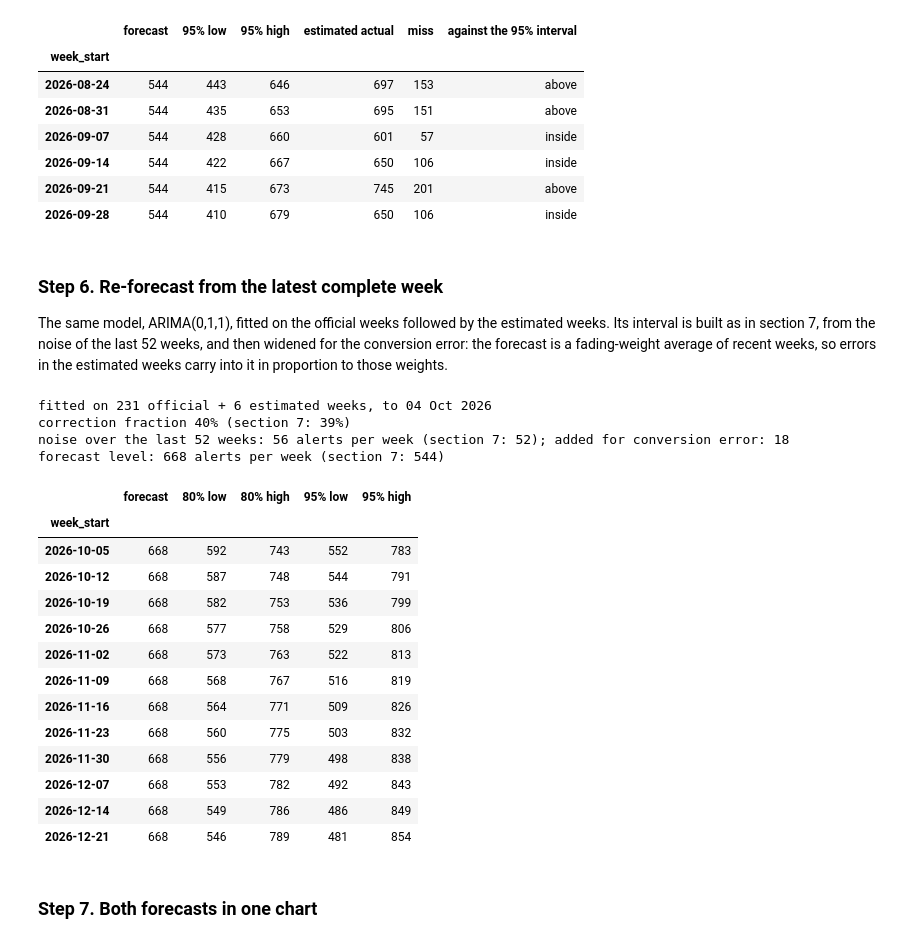
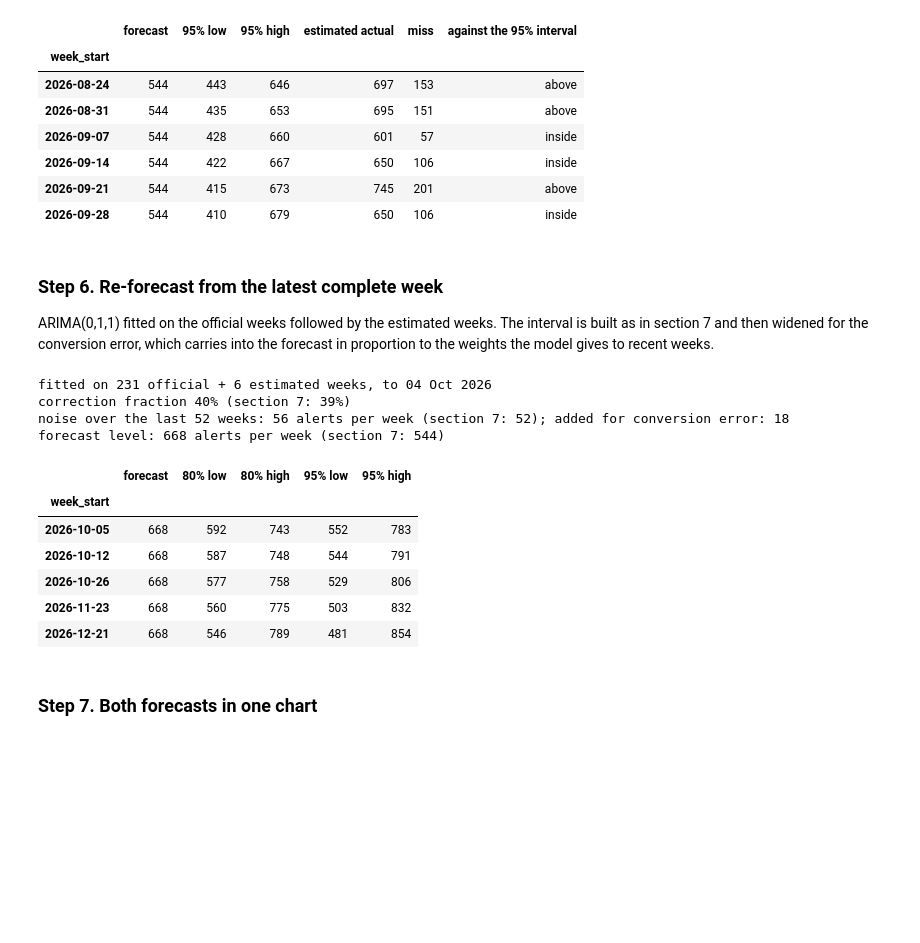
Before and after one commit to kpolonska/time-series-analysis-of-air-alerts, a Jupyter notebook: analysis.ipynb, the cells around one changed output. Drawn from its saved outputs; the diff is of its cells as text; code cells hidden in the pictures; blank space fills up the shorter version.

```diff
--- a/analysis.ipynb
+++ b/analysis.ipynb
@@ -1219,7 +1144,7 @@ average miss: +129 alerts per week (+24%)
 # %% [markdown]
 ### Step 6. Re-forecast from the latest complete week
 
-The same model, ARIMA(0,1,1), fitted on the official weeks followed by the estimated weeks. Its interval is built as in section 7, from the noise of the last 52 weeks, and then widened for the conversion error: the forecast is a fading-weight average of recent weeks, so errors in the estimated weeks carry into it in proportion to those weights.
+ARIMA(0,1,1) fitted on the official weeks followed by the estimated weeks. The interval is built as in section 7 and then widened for the conversion error, which carries into the forecast in proportion to the weights the model gives to recent weeks.
 # %%
 extended = pd.concat([weekly, estimated["estimate, official scale"]]).asfreq("W-MON")
 assert extended.notna().all()
@@ -1230,43 +1155,36 @@ updated_ratio = recent_noise_ratio(updated_fit)
 
 # share of the conversion error that reaches the forecast through the fading weights
 level_error = conversion_error * np.sqrt(updated_correction / (2 - updated_correction))
 
 updated_prediction = updated_fit.get_forecast(HORIZON)
 updated_error = np.sqrt((updated_prediction.se_mean * updated_ratio) ** 2 + level_error ** 2)
 
 updated_forecast = pd.DataFrame({"forecast": updated_prediction.predicted_mean})
 for level in (0.80, 0.95):
     z = stats.norm.ppf(0.5 + level / 2)
     updated_forecast[f"{level:.0%} low"] = updated_forecast["forecast"] - z * updated_error
     updated_forecast[f"{level:.0%} high"] = updated_forecast["forecast"] + z * updated_error
 updated_forecast.index.name = "week_start"
 
 print(f"fitted on {len(weekly)} official + {len(estimated)} estimated weeks, "
       f"to {extended.index[-1] + pd.Timedelta(days=6):%d %b %Y}")
 print(f"correction fraction {updated_correction:.0%} (section 7: {correction:.0%})")
 print(f"noise over the last {RECENT_WEEKS} weeks: {updated_ratio * np.sqrt(updated_fit.params['sigma2']):.0f} "
       f"alerts per week (section 7: {ratio * model_sigma:.0f}); added for conversion error: {level_error:.0f}")
 print(f"forecast level: {updated_forecast['forecast'].iloc[0]:.0f} alerts per week "
       f"(section 7: {forecast['forecast'].iloc[0]:.0f})")
-updated_forecast.round(0).astype(int)
+updated_forecast.round(0).astype(int).iloc[[0, 1, 3, 7, 11]]  # weeks 1, 2, 4, 8 and 12
 # %% [output]
 fitted on 231 official + 6 estimated weeks, to 04 Oct 2026
 correction fraction 40% (section 7: 39%)
 noise over the last 52 weeks: 56 alerts per week (section 7: 52); added for conversion error: 18
 forecast level: 668 alerts per week (section 7: 544)
 |  | forecast | 80% low | 80% high | 95% low | 95% high |
 | week_start |  |  |  |  |  |
 | 2026-10-05 | 668 | 592 | 743 | 552 | 783 |
 | 2026-10-12 | 668 | 587 | 748 | 544 | 791 |
-| 2026-10-19 | 668 | 582 | 753 | 536 | 799 |
 | 2026-10-26 | 668 | 577 | 758 | 529 | 806 |
-| 2026-11-02 | 668 | 573 | 763 | 522 | 813 |
-| 2026-11-09 | 668 | 568 | 767 | 516 | 819 |
-| 2026-11-16 | 668 | 564 | 771 | 509 | 826 |
 | 2026-11-23 | 668 | 560 | 775 | 503 | 832 |
-| 2026-11-30 | 668 | 556 | 779 | 498 | 838 |
-| 2026-12-07 | 668 | 553 | 782 | 492 | 843 |
-| 2026-12-14 | 668 | 549 | 786 | 486 | 849 |
 | 2026-12-21 | 668 | 546 | 789 | 481 | 854 |
 # %% [markdown]
 ### Step 7. Both forecasts in one chart
```
Also changed, not shown: parts of 75 cells of this notebook.
